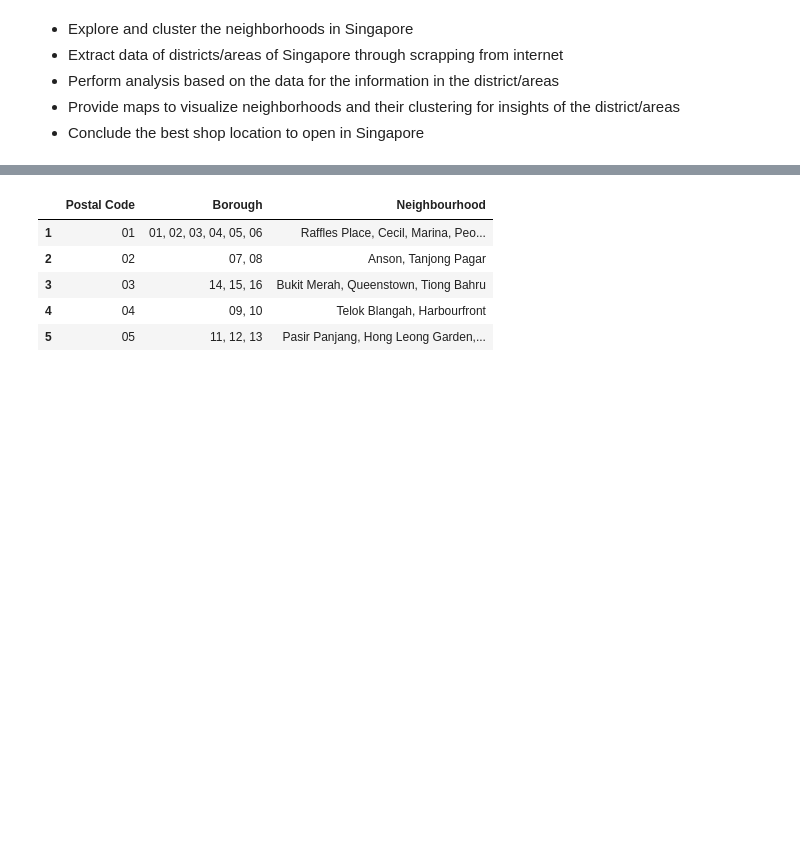
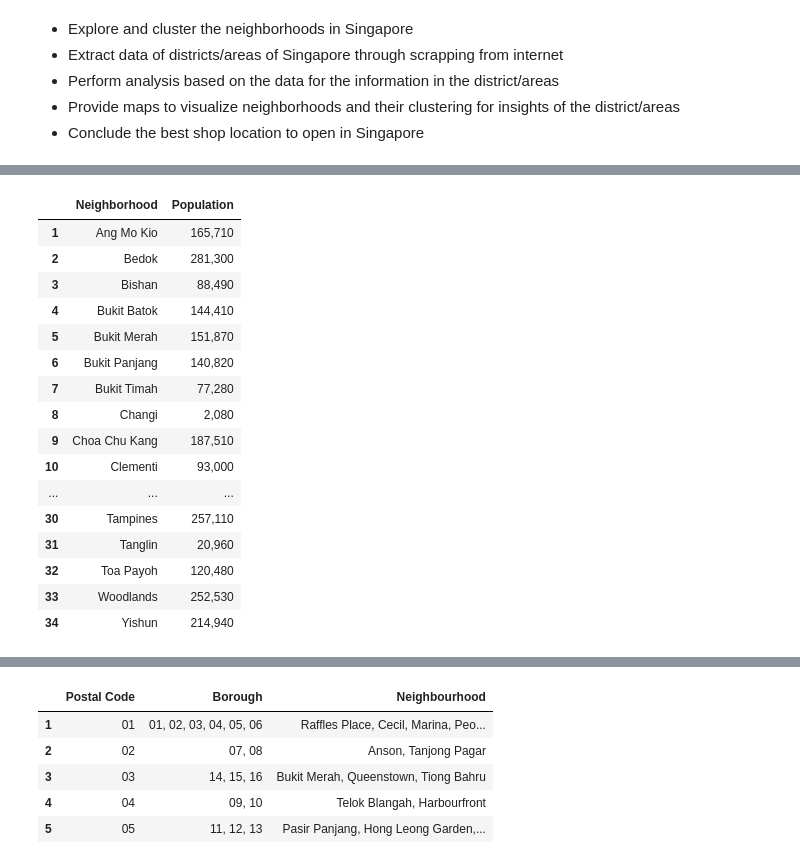
Before and after one commit to b3n12/Coursera_Capstone, a Jupyter notebook: Open Coffee Shop in Singapore - Part 3.ipynb, the cells around one changed output, grey strips where cells are left out. Saved outputs shown, nothing was run; the diff lists cells and outputs as text; code cells hidden in the pictures; blank space fills up the shorter version.

```diff
--- a/Open Coffee Shop in Singapore - Part 3.ipynb
+++ b/Open Coffee Shop in Singapore - Part 3.ipynb
@@ -106,0 +100,24 @@ memory usage: 896.0+ bytes
+# %%
+df.rename(columns={0:"Drop1", 1:"Neighborhood", 2:"Drop2", 3:"Drop3", 4:"Drop4", 5:"Drop5", 6:"Population", 7:"Drop6", 8:"Drop7"}, inplace=True)
+df.drop(['Drop1', 'Drop2', 'Drop3', 'Drop4', 'Drop5', 'Drop6', 'Drop7'], axis=1, inplace=True)
+df.drop([0], axis=0)
+df.drop([0], axis=0, inplace=True)
+df
+# %% [output]
+|  | Neighborhood | Population |
+| 1 | Ang Mo Kio | 165,710 |
+| 2 | Bedok | 281,300 |
+| 3 | Bishan | 88,490 |
+| 4 | Bukit Batok | 144,410 |
+| 5 | Bukit Merah | 151,870 |
+| 6 | Bukit Panjang | 140,820 |
+| 7 | Bukit Timah | 77,280 |
+| 8 | Changi | 2,080 |
+| 9 | Choa Chu Kang | 187,510 |
+| 10 | Clementi | 93,000 |
+| ... | ... | ... |
+| 30 | Tampines | 257,110 |
+| 31 | Tanglin | 20,960 |
+| 32 | Toa Payoh | 120,480 |
+| 33 | Woodlands | 252,530 |
+| 34 | Yishun | 214,940 |
```
Also changed, not shown: parts of 23 cells of this notebook.
